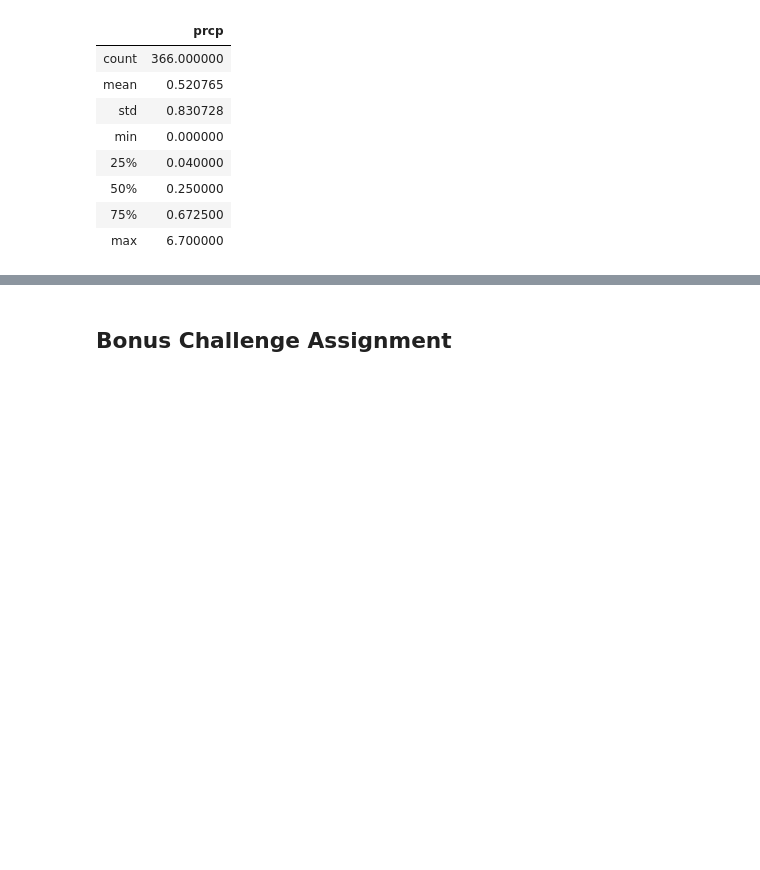
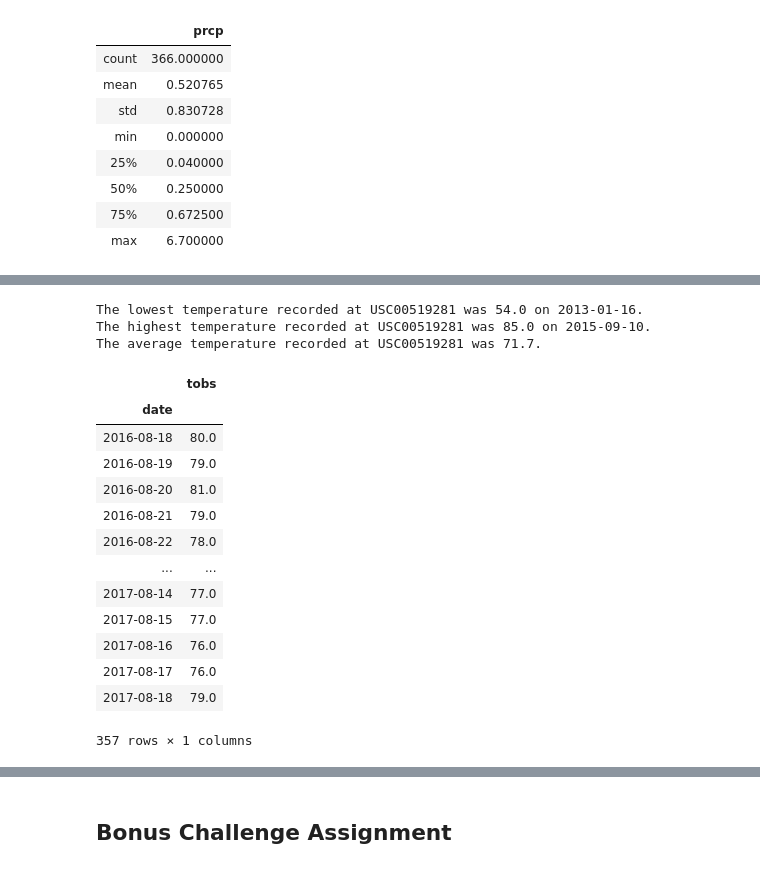
Before and after one commit to cmikus6/10_SQLAlchemy_Challenge_CJM, a Jupyter notebook: Instructions/climate_CJM.ipynb, the cells around one changed output, grey strips where cells are left out. Drawn from its saved outputs; the diff is of its cells as text; code cells hidden in the pictures; blank space fills up the shorter version.

```diff
--- a/Instructions/climate_CJM.ipynb
+++ b/Instructions/climate_CJM.ipynb
@@ -85,3 +123,44 @@ stations = session.query(Measurement).(Measurement.id.desc()).first().date
+# %%
+# Using the station id from the previous query, calculate the lowest temperature recorded,
+# highest temperature recorded, and average temperature of the most active station?
+most_active = activity[0][0]
+most_active
+temperatures = session.query(func.min(Measurement.tobs), func.max(Measurement.tobs), func.avg(Measurement.tobs)).\
+        filter(Measurement.station == most_active).all()
+min_temp = temperatures[0][0]
+max_temp = temperatures[0][1]
+avg_temp = temperatures[0][2]
+min_date = session.query(Measurement.date).filter(Measurement.station == most_active).filter(Measurement.tobs == min_temp)[0][0]
+max_date = session.query(Measurement.date).filter(Measurement.station == most_active).filter(Measurement.tobs == max_temp)[0][0]
+print(f'The lowest temperature recorded at {most_active} was {min_temp} on {min_date}.')
+print(f'The highest temperature recorded at {most_active} was {max_temp} on {max_date}.')
+print(f'The average temperature recorded at {most_active} was {avg_temp:.1f}.')
+#temperatures
+# %% [output]
+The lowest temperature recorded at USC00519281 was 54.0 on 2013-01-16.
+The highest temperature recorded at USC00519281 was 85.0 on 2015-09-10.
+The average temperature recorded at USC00519281 was 71.7.
 # %%
 # Choose the station with the highest number of temperature observations.
 # Query the last 12 months of temperature observation data for this station and plot the results as a histogram
+final_date = session.query(Measurement).filter(Measurement.station == most_active).order_by(Measurement.id.desc()).first().date
+prev_yr = str(int(final_date[0:4])-1) + final_date[4:]
+prev_year = session.query(Measurement.date, Measurement.tobs).filter(Measurement.station == most_active).\
+        filter(Measurement.date.between(prev_yr, final_date))
+temp_df = pd.DataFrame(prev_year).set_index('date')
+temp_df
+# %% [output]
+|  | tobs |
+| date |  |
+| 2016-08-18 | 80.0 |
+| 2016-08-19 | 79.0 |
+| 2016-08-20 | 81.0 |
+| 2016-08-21 | 79.0 |
+| 2016-08-22 | 78.0 |
+| ... | ... |
+| 2017-08-14 | 77.0 |
+| 2017-08-15 | 77.0 |
+| 2017-08-16 | 76.0 |
+| 2017-08-17 | 76.0 |
+| 2017-08-18 | 79.0 |
+357 rows × 1 columns
```
Also changed, not shown: parts of 6 cells of this notebook.
